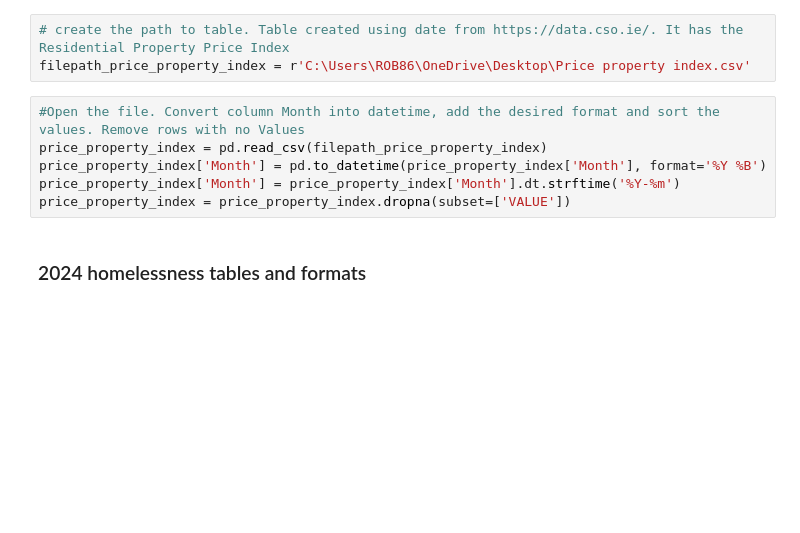
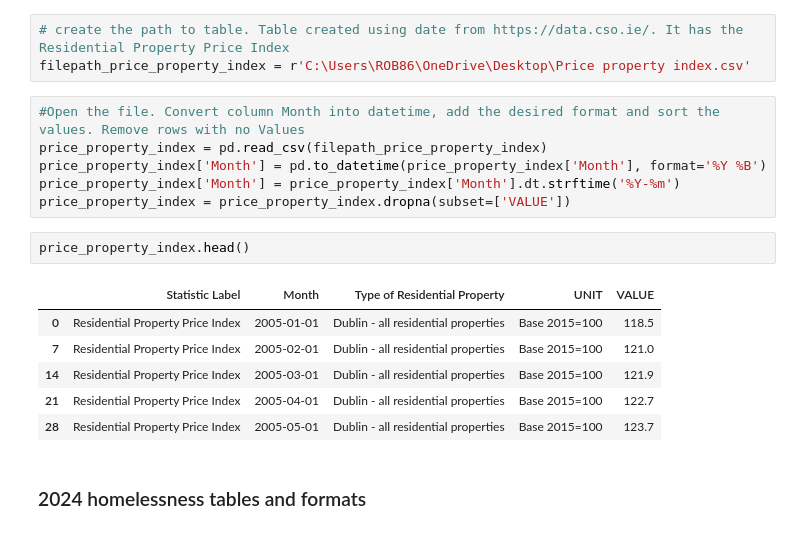
Before and after one commit to RobAstur/Programming-for-data-analytics, a Jupyter notebook: Project/project.ipynb, the cells around one changed output. Saved outputs shown, nothing was run; the diff lists cells and outputs as text; blank space fills up the shorter version.

```diff
--- a/Project/project.ipynb
+++ b/Project/project.ipynb
@@ -15,6 +17,15 @@ price_property_index = pd.read_csv(filepath_price_property_index)
 price_property_index['Month'] = pd.to_datetime(price_property_index['Month'], format='%Y %B')
 price_property_index['Month'] = price_property_index['Month'].dt.strftime('%Y-%m')
 price_property_index = price_property_index.dropna(subset=['VALUE'])
+# %%
+price_property_index.head()
+# %% [output]
+|  | Statistic Label | Month | Type of Residential Property | UNIT | VALUE |
+| 0 | Residential Property Price Index | 2005-01-01 | Dublin - all residential properties | Base 2015=100 | 118.5 |
+| 7 | Residential Property Price Index | 2005-02-01 | Dublin - all residential properties | Base 2015=100 | 121.0 |
+| 14 | Residential Property Price Index | 2005-03-01 | Dublin - all residential properties | Base 2015=100 | 121.9 |
+| 21 | Residential Property Price Index | 2005-04-01 | Dublin - all residential properties | Base 2015=100 | 122.7 |
+| 28 | Residential Property Price Index | 2005-05-01 | Dublin - all residential properties | Base 2015=100 | 123.7 |
 # %% [markdown]
 ### 2024 homelessness tables and formats
 # %%
```
Also changed, not shown: parts of 19 cells of this notebook.
